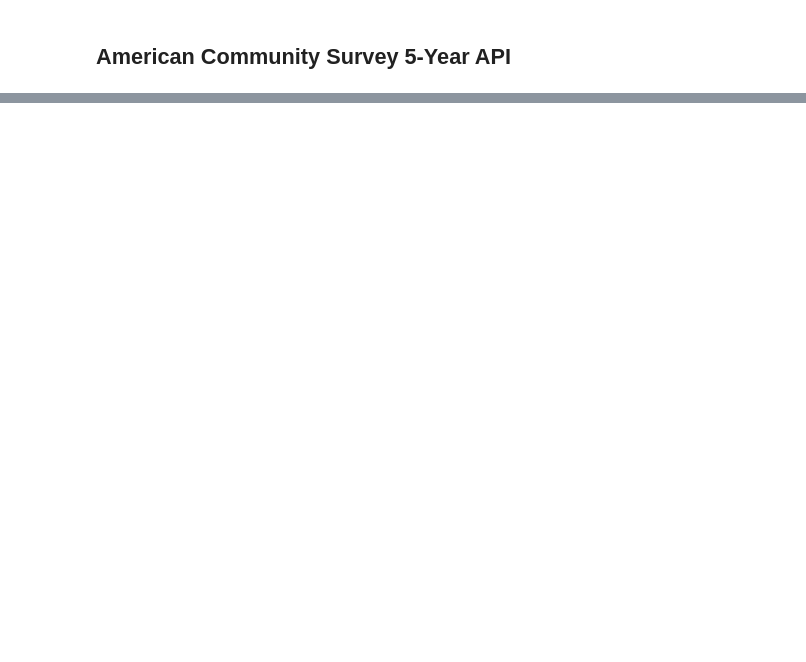
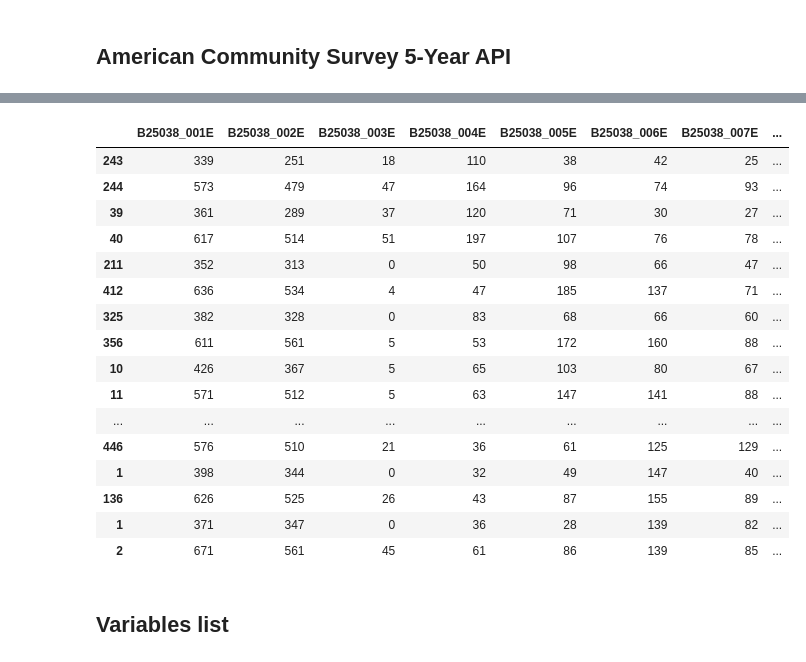
Before and after one commit to b-h-kim/do_parks_gentrify_our_neighborhood, a Jupyter notebook: scripts/scripts.ipynb, the cells around one changed output, grey strips where cells are left out. Cells and saved outputs as stored; diff of their text form; code cells hidden in the pictures; blank space fills up the shorter version.

```diff
--- a/scripts/scripts.ipynb
+++ b/scripts/scripts.ipynb
@@ -40,34 +144,35 @@ with open('api_key.json') as fi:
 # API
 census_api_key = '&key=' + credentials['census']
 host = 'https://api.census.gov/data'
-acs5 = '/acs/acs5'
-acs3 = '/acs/acs3'
-bg_davidson = '&for=block%20group:*&in=state:47&in=county:037&in=tract:*'
+dataset = '/acs/acs5'
+location = '&for=block%20group:*&in=state:47&in=county:037&in=tract:*'
 
 # Variables
-name = 'NAME'
-race = ',B02001_001E,B02001_002E,B02001_003E,B02001_004E,B02001_005E,B02001_006E,B02001_007E,B02001_008E,B02001_009E,B02001_010E'
+variables = 'B25038_001E,B25038_002E,B25038_003E,B25038_004E,B25038_005E,B25038_006E,B25038_007E,B25038_008E,B25038_009E,B25038_010E,B25038_011E,B25038_012E,B25038_013E,B25038_014E,B25038_015E'
 
-# Create empty dataframe
+# create empty df
 res_df = pd.DataFrame()
 
 # for loop to get acs 5-years data from 2013 to 2020
-for y in range(2013,2021+1) :
+for y in range(2013, 2021+1) :
 
-    # Year and Variables
-    variables = name + race
+    # query
+    query_url = f"{host}/{y}{dataset}?get={variables}{location}{census_api_key}"
 
-    # Query
-    query_url = f"{host}/{y}{acs5}?get={variables}{bg_davidson}{census_api_key}"
-
-    # call out to the API
+    # get response and create df
     response = requests.get(query_url)
+    temp_df = pd.DataFrame(response.json())
 
     # clean-up
-    temp_df = pd.DataFrame(response.json())
     temp_df.columns = temp_df.iloc[0]
     temp_df = temp_df[1:]
     temp_df['year'] = y
+    temp_df['geoid'] = temp_df['state'].str.cat(temp_df[['county', 'tract', 'block group']])
+    temp_df = temp_df.drop(columns = ['state', 'county', 'tract', 'block group'])
 
     # add temp_df to res_df
     res_df = pd.concat([res_df, temp_df])
+
+    print(y)
+
+response
@@ -89,0 +190,20 @@ res_df
+# %%
+res_df.loc[res_df['geoid'].str.contains('10103')]
+# %% [output]
+|  | B25038_001E | B25038_002E | B25038_003E | B25038_004E | B25038_005E | B25038_006E | B25038_007E | ... |
+| 243 | 339 | 251 | 18 | 110 | 38 | 42 | 25 | ... |
+| 244 | 573 | 479 | 47 | 164 | 96 | 74 | 93 | ... |
+| 39 | 361 | 289 | 37 | 120 | 71 | 30 | 27 | ... |
+| 40 | 617 | 514 | 51 | 197 | 107 | 76 | 78 | ... |
+| 211 | 352 | 313 | 0 | 50 | 98 | 66 | 47 | ... |
+| 412 | 636 | 534 | 4 | 47 | 185 | 137 | 71 | ... |
+| 325 | 382 | 328 | 0 | 83 | 68 | 66 | 60 | ... |
+| 356 | 611 | 561 | 5 | 53 | 172 | 160 | 88 | ... |
+| 10 | 426 | 367 | 5 | 65 | 103 | 80 | 67 | ... |
+| 11 | 571 | 512 | 5 | 63 | 147 | 141 | 88 | ... |
+| ... | ... | ... | ... | ... | ... | ... | ... | ... |
+| 446 | 576 | 510 | 21 | 36 | 61 | 125 | 129 | ... |
+| 1 | 398 | 344 | 0 | 32 | 49 | 147 | 40 | ... |
+| 136 | 626 | 525 | 26 | 43 | 87 | 155 | 89 | ... |
+| 1 | 371 | 347 | 0 | 36 | 28 | 139 | 82 | ... |
+| 2 | 671 | 561 | 45 | 61 | 86 | 139 | 85 | ... |
@@ -90,3 +212,5 @@ res_df
+# %% [markdown]
+## Variables list
 # %%
 # get variables.json file
 endpoint = 'https://api.census.gov/data/2021/acs/acs5/variables.json'
```
Also changed, not shown: parts of 42 cells of this notebook, 9 other files.
